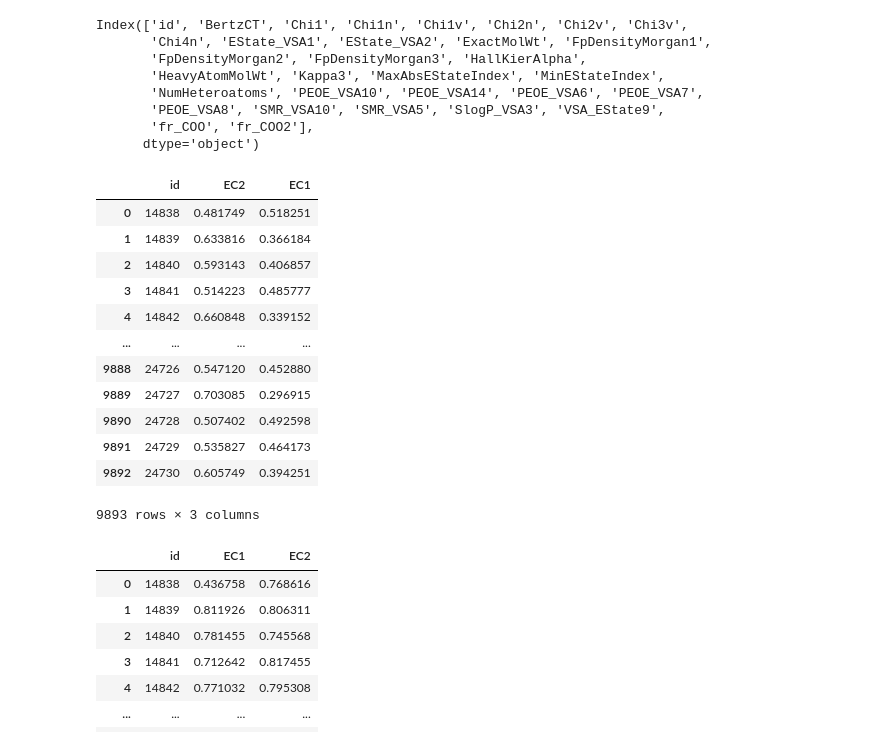
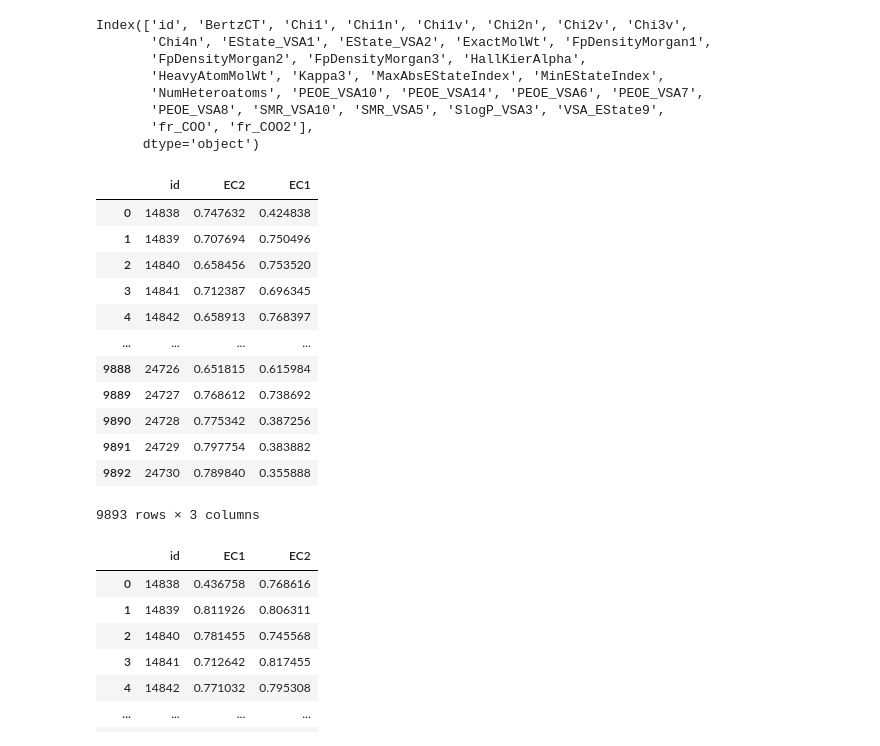
Before and after one commit to BrianLoe/kaggle_competition, a Jupyter notebook: playground2/playground2.ipynb, the cells around one changed output. Cells and saved outputs as stored; diff of their text form; code cells hidden in the pictures.

```diff
--- a/playground2/playground2.ipynb
+++ b/playground2/playground2.ipynb
@@ -1333,24 +1343,27 @@ Index(['id', 'BertzCT', 'Chi1', 'Chi1n', 'Chi1v', 'Chi2n', 'Chi2v', 'Chi3v',
       dtype='object')
 # %%
 X_test = test_data.drop('id', axis=1)
+# %%
+ec1 = rfc.predict_proba(X_test)[0][:,1]
+ec2 = rfc.predict_proba(X_test)[1][:,1]
 # %%
-rfc_base = pd.DataFrame(rfc.predict_proba(X_test), columns=['EC1', 'EC2'])
-rfc_base['id']=X_test['id']
+rfc_base = pd.DataFrame(zip(ec1, ec2) ,columns=['EC1', 'EC2'])
+rfc_base['id']=test_data['id']
 rfc_base = rfc_base[rfc_base.columns[::-1]]
 rfc_base
 # %% [output]
 |  | id | EC2 | EC1 |
-| 0 | 14838 | 0.481749 | 0.518251 |
-| 1 | 14839 | 0.633816 | 0.366184 |
-| 2 | 14840 | 0.593143 | 0.406857 |
-| 3 | 14841 | 0.514223 | 0.485777 |
-| 4 | 14842 | 0.660848 | 0.339152 |
+| 0 | 14838 | 0.747632 | 0.424838 |
+| 1 | 14839 | 0.707694 | 0.750496 |
+| 2 | 14840 | 0.658456 | 0.753520 |
+| 3 | 14841 | 0.712387 | 0.696345 |
+| 4 | 14842 | 0.658913 | 0.768397 |
 | ... | ... | ... | ... |
-| 9888 | 24726 | 0.547120 | 0.452880 |
-| 9889 | 24727 | 0.703085 | 0.296915 |
-| 9890 | 24728 | 0.507402 | 0.492598 |
-| 9891 | 24729 | 0.535827 | 0.464173 |
-| 9892 | 24730 | 0.605749 | 0.394251 |
+| 9888 | 24726 | 0.651815 | 0.615984 |
+| 9889 | 24727 | 0.768612 | 0.738692 |
+| 9890 | 24728 | 0.775342 | 0.387256 |
+| 9891 | 24729 | 0.797754 | 0.383882 |
+| 9892 | 24730 | 0.789840 | 0.355888 |
 9893 rows × 3 columns
 # %%
 rfc_base.to_csv('rfc_base.csv', index=False)
```
Also changed, not shown: parts of 7 cells of this notebook, 1 other file.
